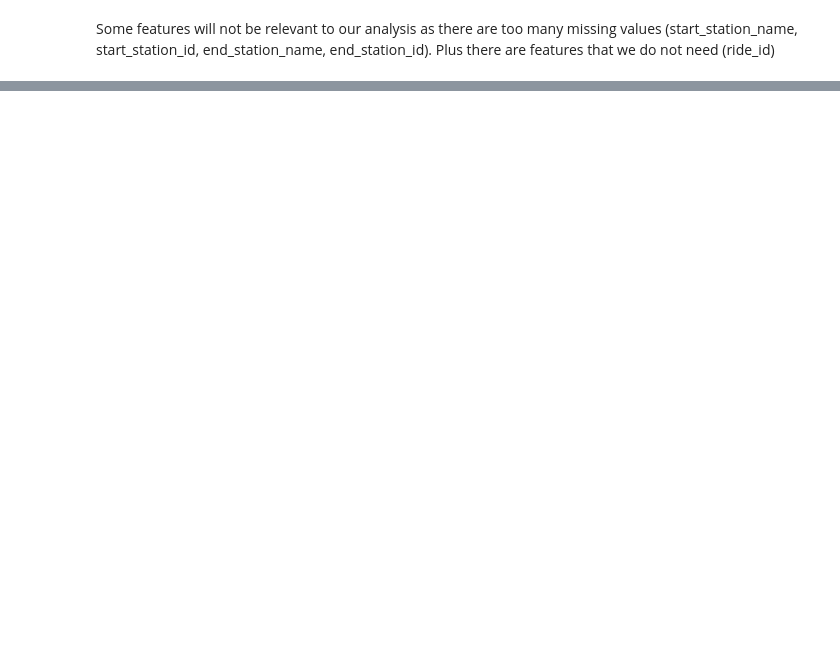
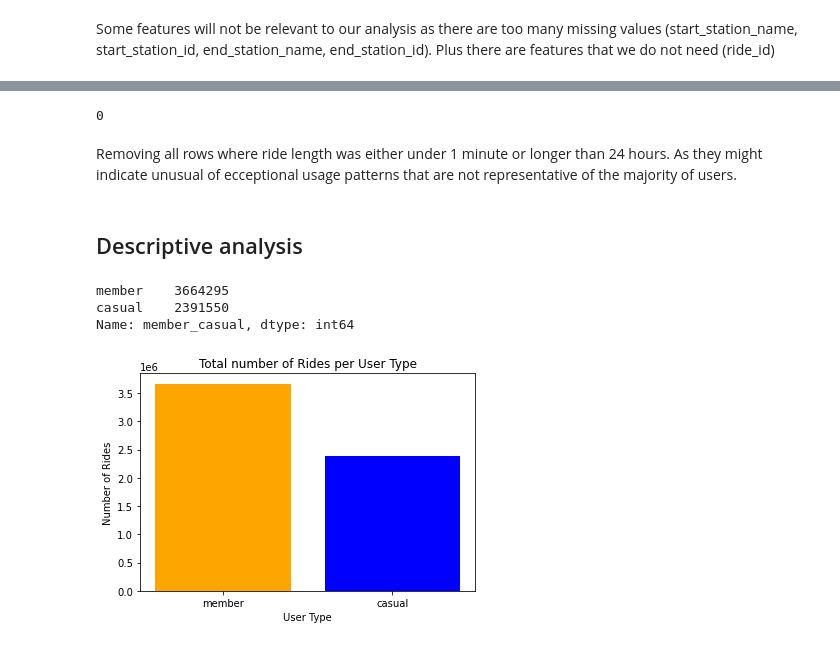
Before and after one commit to lamch0/Cyclistic-Data-Analysis-Project, a Jupyter notebook: notebook.ipynb, the cells around one changed output, grey strips where cells are left out. Saved outputs shown, nothing was run; the diff lists cells and outputs as text; code cells hidden in the pictures; blank space fills up the shorter version.

```diff
--- a/notebook.ipynb
+++ b/notebook.ipynb
@@ -137,0 +134,3 @@ variables
+# %%
+# Extract the month from the 'start_time' column and apply the 'get_season' function to create a new 'season' column
+df['season'] = df['started_at'].dt.month.apply(get_season)
@@ -150,0 +175,32 @@ List of dropped columns: ride_id,
+# %%
+# Make a copy
+df3 = df.copy()
+# %%
+# check if there are duplicated rides
+df3.duplicated(subset=['ride_id']).sum()
+# %% [output]
+0
+# %% [markdown]
+Removing all rows where ride length was either under 1 minute or longer than 24 hours. As they might indicate unusual of ecceptional usage patterns that are not representative of the majority of users.
+# %%
+# Remove all the ride_length that is less than 1 minute
+df3 = df3[(df3['ride_length'] > pd.Timedelta(minutes=1)) & (df3['ride_length'] < pd.Timedelta(hours=24))]
+# %% [markdown]
+## Descriptive analysis
+# %%
+# Total number of rides per user group
+total_count = df3['member_casual'].value_counts()
+total_count
+# %% [output]
+member    3664295
+casual    2391550
+Name: member_casual, dtype: int64
+# %%
+# Plot the total number of rides per user group
+plt.bar(total_count.index, total_count.values, color=['orange', 'blue'])
+plt.xlabel('User Type')
+plt.ylabel('Number of Rides')
+plt.title('Total number of Rides per User Type')
+plt.show()
+# %% [output]
+[figure, added]
```
Also changed, not shown: parts of 39 cells of this notebook.
